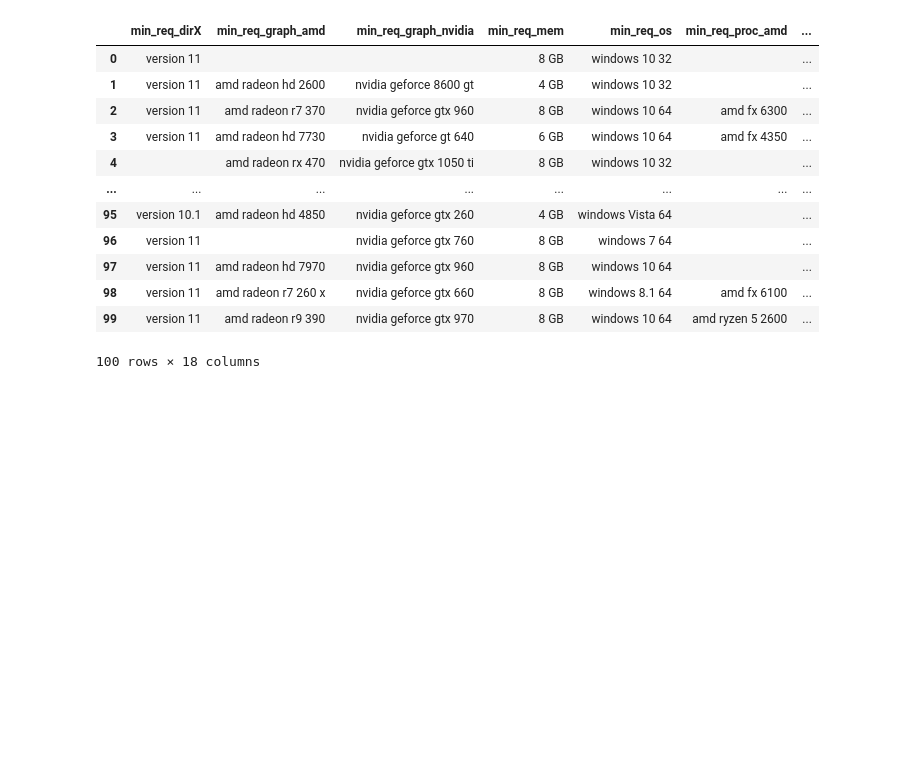
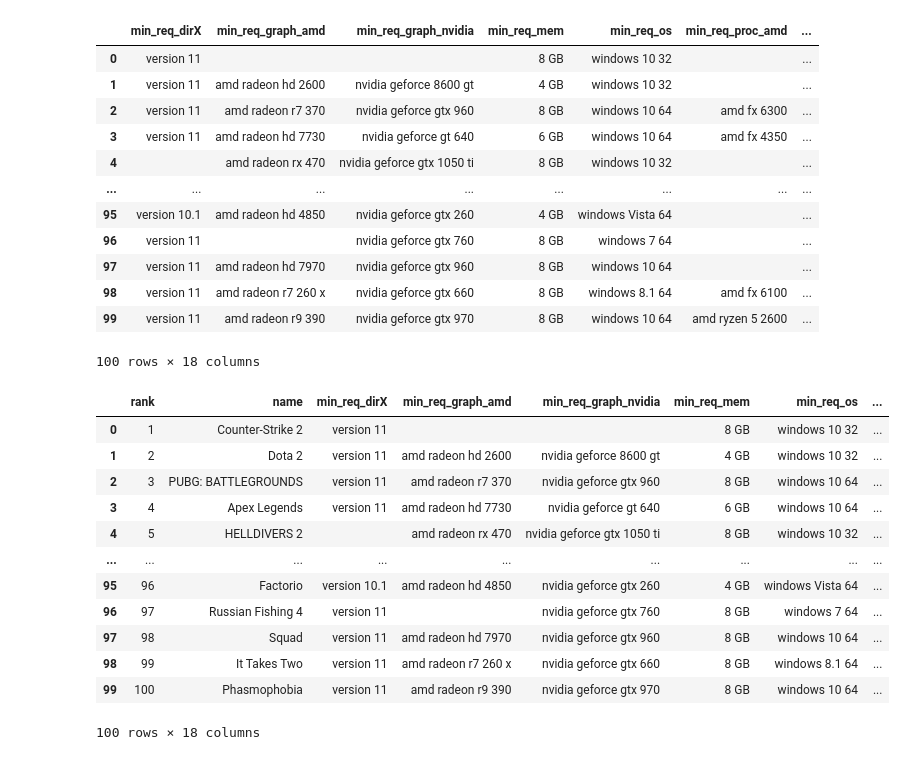
Before and after one commit to knoppds/CSCI_5502_Group_Project_01, a Jupyter notebook: gp_01_steam_data_cleaning.ipynb, the cells around one changed output. Drawn from its saved outputs; the diff is of its cells as text; code cells hidden in the pictures; blank space fills up the shorter version.

Commit message:
Reordered CSV columns to be more sensible

```diff
--- a/gp_01_steam_data_cleaning.ipynb
+++ b/gp_01_steam_data_cleaning.ipynb
@@ -567,6 +567,24 @@ df
 | 98 | version 11 | amd radeon r7 260 x | nvidia geforce gtx 660 | 8 GB | windows 8.1 64 | amd fx 6100 | ... |
 | 99 | version 11 | amd radeon r9 390 | nvidia geforce gtx 970 | 8 GB | windows 10 64 | amd ryzen 5 2600 | ... |
 100 rows × 18 columns
+# %%
+# reorder columns like [rank, name, min_*, rec_*]
+df = df[['rank', 'name'] + [col for col in df.columns if 'min' in col] + [col for col in df.columns if 'rec' in col]]
+df
+# %% [output]
+|  | rank | name | min_req_dirX | min_req_graph_amd | min_req_graph_nvidia | min_req_mem | min_req_os | ... |
+| 0 | 1 | Counter-Strike 2 | version 11 |  |  | 8 GB | windows 10 32 | ... |
+| 1 | 2 | Dota 2 | version 11 | amd radeon hd 2600 | nvidia geforce 8600 gt | 4 GB | windows 10 32 | ... |
+| 2 | 3 | PUBG: BATTLEGROUNDS | version 11 | amd radeon r7 370 | nvidia geforce gtx 960 | 8 GB | windows 10 64 | ... |
+| 3 | 4 | Apex Legends | version 11 | amd radeon hd 7730 | nvidia geforce gt 640 | 6 GB | windows 10 64 | ... |
+| 4 | 5 | HELLDIVERS 2 |  | amd radeon rx 470 | nvidia geforce gtx 1050 ti | 8 GB | windows 10 32 | ... |
+| ... | ... | ... | ... | ... | ... | ... | ... | ... |
+| 95 | 96 | Factorio | version 10.1 | amd radeon hd 4850 | nvidia geforce gtx 260 | 4 GB | windows Vista 64 | ... |
+| 96 | 97 | Russian Fishing 4 | version 11 |  | nvidia geforce gtx 760 | 8 GB | windows 7 64 | ... |
+| 97 | 98 | Squad | version 11 | amd radeon hd 7970 | nvidia geforce gtx 960 | 8 GB | windows 10 64 | ... |
+| 98 | 99 | It Takes Two | version 11 | amd radeon r7 260 x | nvidia geforce gtx 660 | 8 GB | windows 8.1 64 | ... |
+| 99 | 100 | Phasmophobia | version 11 | amd radeon r9 390 | nvidia geforce gtx 970 | 8 GB | windows 10 64 | ... |
+100 rows × 18 columns
 # %%
 # write the cleaned dataframe to a new csv file
 df.to_csv('./steam_games_reqs/steam_games_req_data_cleaned.csv', index=False)
```
Also changed, not shown: 1 other file.
